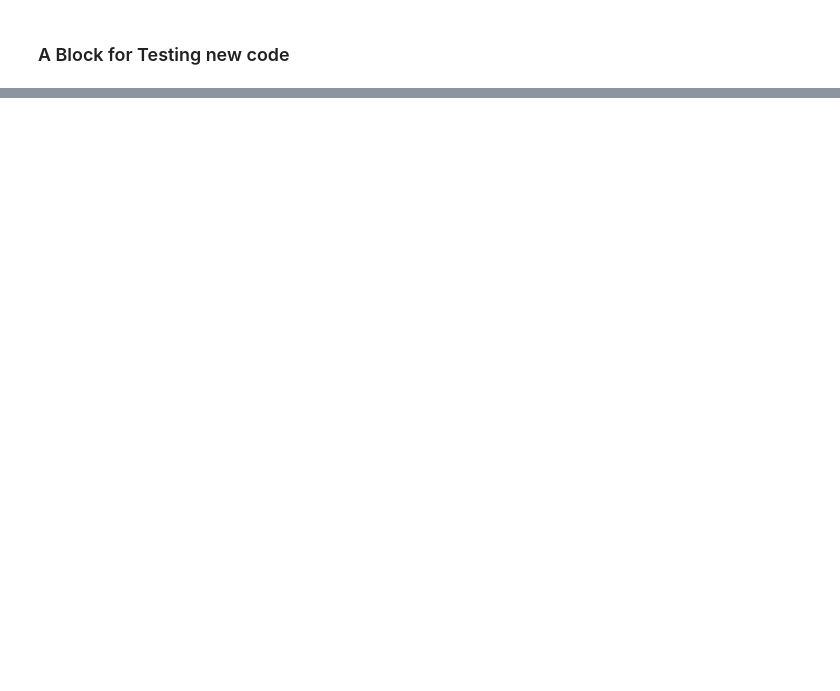
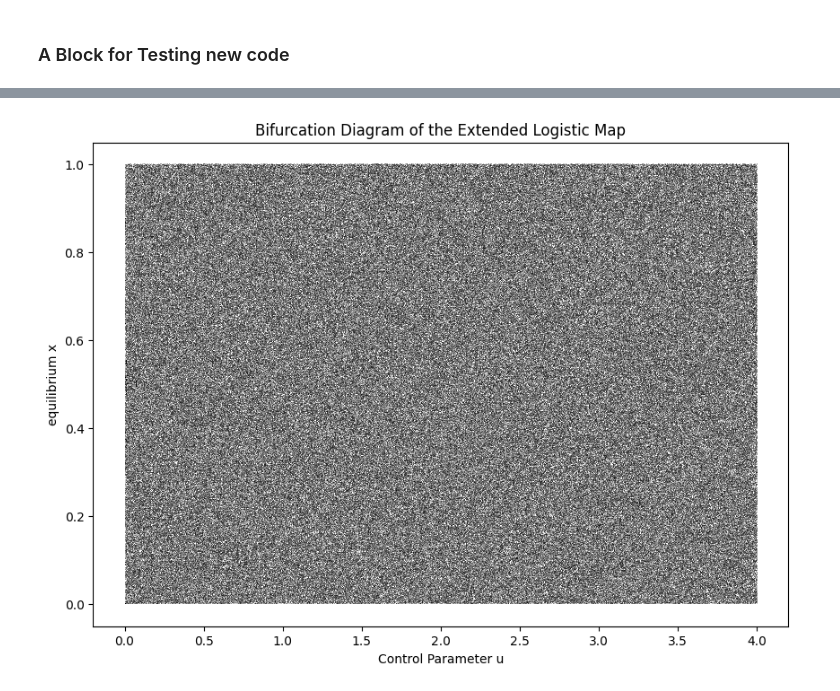
Before and after one commit to Hydra-Slayer/Image-encryption-using-Chaotic-Map, a Jupyter notebook: Project1.ipynb, the cells around one changed output, grey strips where cells are left out. Cells and saved outputs as stored; diff of their text form; code cells hidden in the pictures; blank space fills up the shorter version.

```diff
--- a/Project1.ipynb
+++ b/Project1.ipynb
@@ -444,0 +555,91 @@ plot_histograms('lena_grayscale.png', 'aes_encrypted_image.png')
+# %%
+def extended_logistic_map(x, u):
+    """
+    Extended logistic map function with a factor of 2^12 and modulo 1 operation.
+
+    Parameters:
+    - x: Current state.
+    - u: Control parameter.
+
+    Returns:
+    - Updated state based on the modified logistic map equation.
+    """
+    return np.mod(u * x * (1 - x) * 2**12, 1)
+
+def normal_logistic_map(x, u):
+    """
+    Extended logistic map function with a factor of 2^12 and modulo 1 operation.
+
+    Parameters:
+    - x: Current state.
+    - u: Control parameter.
+
+    Returns:
+    - Updated state based on the modified logistic map equation.
+    """
+    return u * x * (1 - x)
+
+def bifurcation_diagram_extended(r_min, r_max, num_r, iterations, last):
+    """
+    Plots the bifurcation diagram for the extended logistic map.
+
+    Parameters:
+    - r_min: Minimum value of the control parameter u.
+    - r_max: Maximum value of the control parameter u.
+    - num_r: Number of u values to sample.
+    - iterations: Number of iterations for each u value.
+    - last: Number of points to plot after the transient behavior.
+    """
+    r_values = np.linspace(r_min, r_max, num_r)
+    x = 1e-5 * np.ones(num_r)  # Initial condition
+
+    plt.figure(figsize=(10, 7))
+    for i in range(iterations):
+        x = extended_logistic_map(x, r_values)
+        if i >= (iterations - last):
+            plt.plot(r_values, x, ',k', alpha=0.25)  # Plot the stable points
+
+    plt.title("Bifurcation Diagram of the Extended Logistic Map")
+    plt.xlabel("Control Parameter u")
+    plt.ylabel("equilibrium x")
+    plt.show()
+
+def bifurcation_diagram(r_min, r_max, num_r, iterations, last):
+    """
+    Plots the bifurcation diagram for the extended logistic map.
+
+    Parameters:
+    - r_min: Minimum value of the control parameter u.
+    - r_max: Maximum value of the control parameter u.
+    - num_r: Number of u values to sample.
+    - iterations: Number of iterations for each u value.
+    - last: Number of points to plot after the transient behavior.
+    """
+    r_values = np.linspace(r_min, r_max, num_r)
+    x = 1e-5 * np.ones(num_r)  # Initial condition
+
+    plt.figure(figsize=(10, 7))
+    for i in range(iterations):
+        x = normal_logistic_map(x, r_values)
+        if i >= (iterations - last):
+            plt.plot(r_values, x, ',k', alpha=0.25)  # Plot the stable points
+
+    plt.title("Bifurcation Diagram of the Logistic Map")
+    plt.xlabel("Control Parameter u")
+    plt.ylabel("equilibrium x")
+    plt.show()
+
+# Parameters for the bifurcation diagram
+r_min = 0  # Starting value of u
+r_max = 4.0   # Ending value of u
+num_r = 10000 # Number of u values to sample
+iterations = 1000  # Total number of iterations
+last = 100  # Number of points to plot after the transient behavior
+
+
+# Generate the bifurcation diagram for the extended logistic map
+bifurcation_diagram_extended(r_min, r_max, num_r, iterations, last)
+# Generate the bifurcation diagram for the normal logistic map
+bifurcation_diagram(r_min, r_max, num_r, iterations, last)
+# %% [output]
+[figure, added]
```
Also changed, not shown: parts of 15 cells of this notebook.
